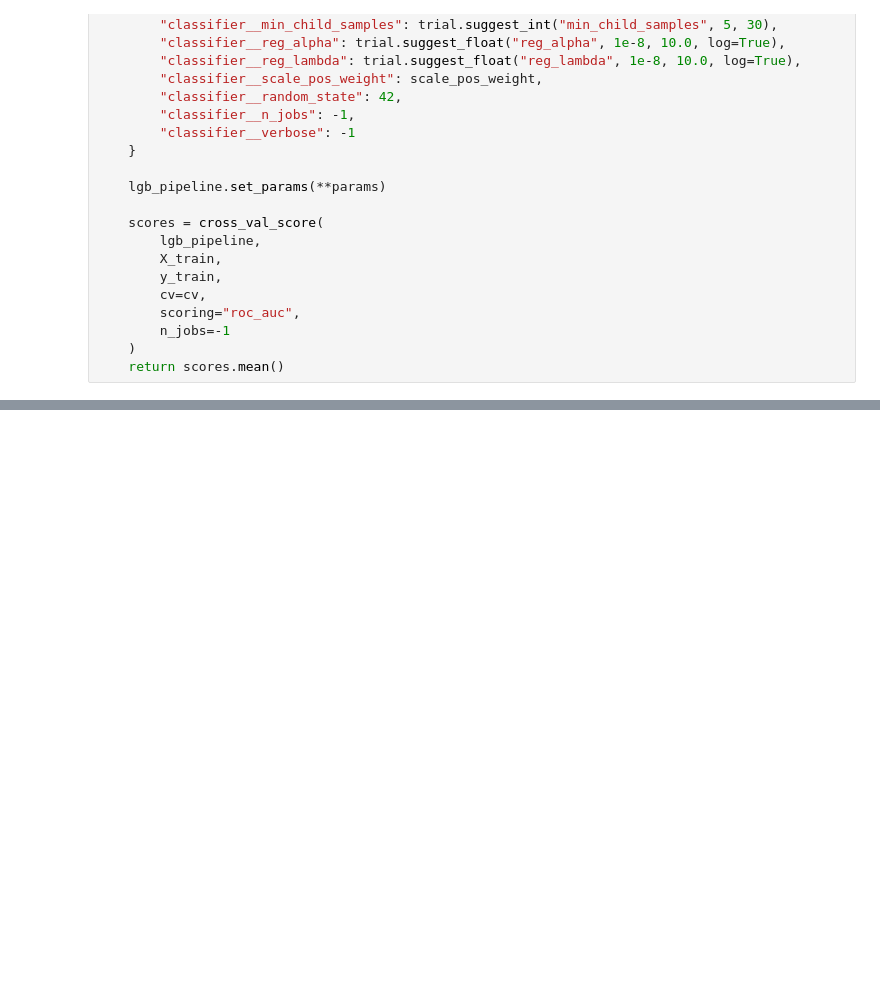
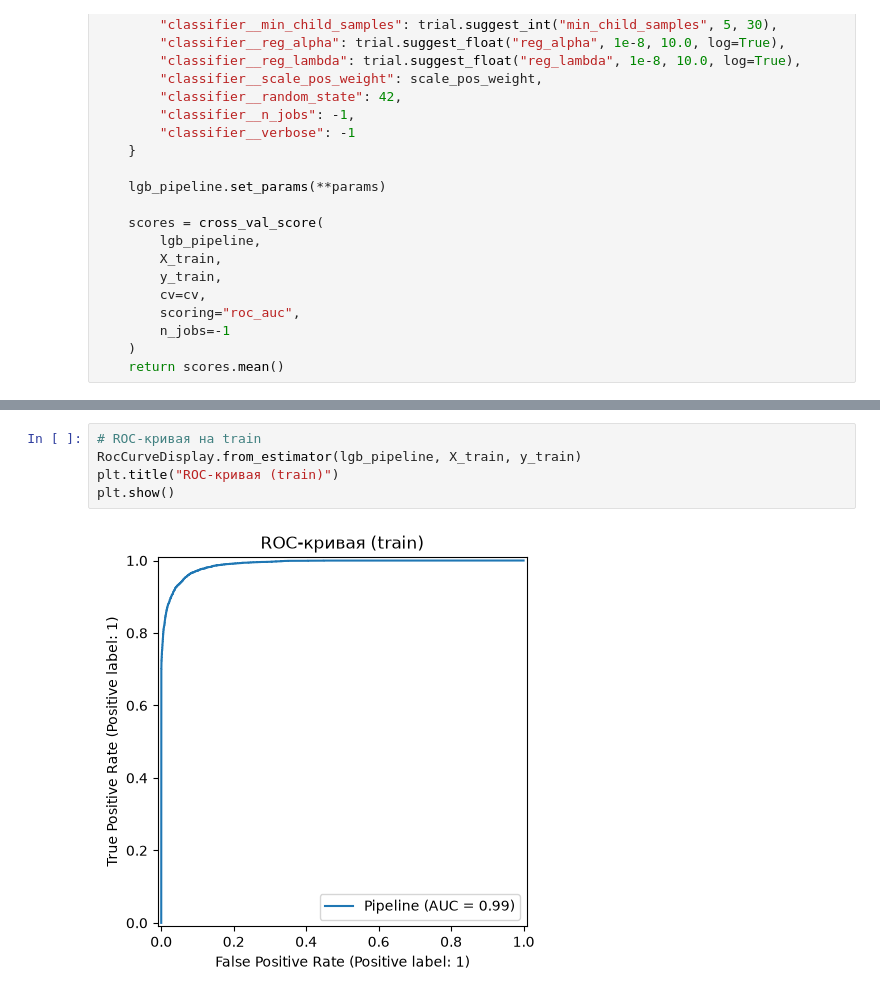
Before and after one commit to null-route-dev/credit-risk-classification, a Jupyter notebook: notebooks/04_models_training.ipynb, the cells around one changed output, grey strips where cells are left out. Saved outputs shown, nothing was run; the diff lists cells and outputs as text; blank space fills up the shorter version.

```diff
--- a/notebooks/04_models_training.ipynb
+++ b/notebooks/04_models_training.ipynb
@@ -553,0 +627,7 @@ ROC-AUC: 0.9453
+# %%
+# ROC-кривая на train
+RocCurveDisplay.from_estimator(lgb_pipeline, X_train, y_train)
+plt.title("ROC-кривая (train)")
+plt.show()
+# %% [output]
+[figure, added]
```
Also changed, not shown: parts of 7 cells of this notebook.
